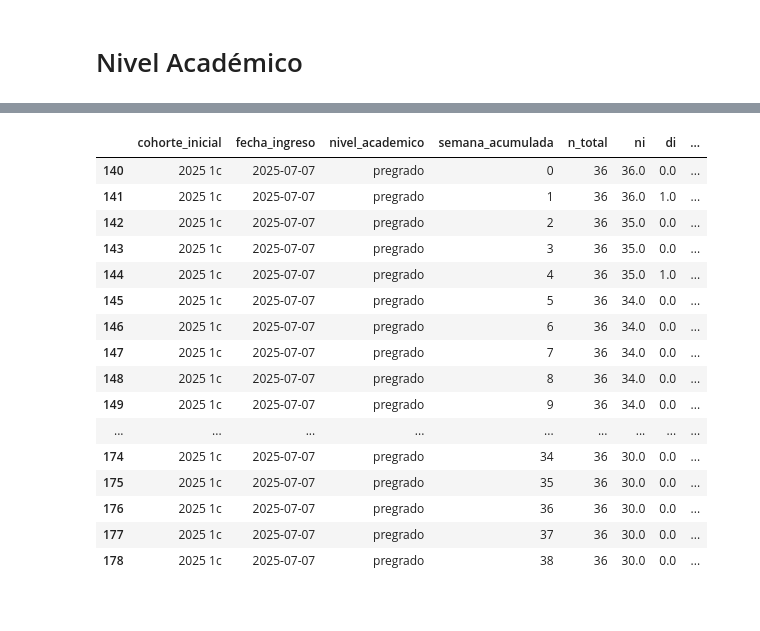
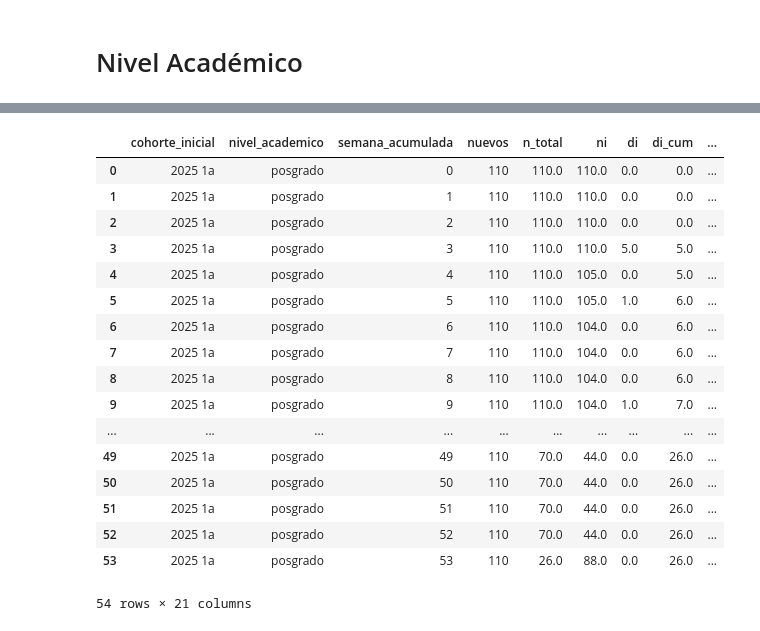
Before and after one commit to juanjimenez-design/central_perm_flow, a Jupyter notebook: notebooks/nb_cascadas_lifetables_survival.ipynb, the cells around one changed output, grey strips where cells are left out. Saved outputs shown, nothing was run; the diff lists cells and outputs as text; code cells hidden in the pictures.

```diff
--- a/notebooks/nb_cascadas_lifetables_survival.ipynb
+++ b/notebooks/nb_cascadas_lifetables_survival.ipynb
@@ -200,8 +530,8 @@ central_count_graduados = (central_graduados_calendario_academico.loc[:, keys +
 # Supongamos que tienes un central_count_graduados con la columna 'gi'
 cascadas_semanal = pd.merge(
     cascadas_semanal,
-    central_count_graduados[keys + ['gi']],
-    on=keys,
+    central_count_graduados[columnas_agrupacion + ['gi']],
+    on=columnas_agrupacion,
     how='left'
 )
 cascadas_semanal['gi'] = cascadas_semanal['gi'].fillna(0)
@@ -262,11 +561,11 @@ cascadas_semanal_podada['gi_cum'] = cascadas_semanal_podada.groupby(['fecha_ingr
 cascadas_semanal_podada['ai'] = cascadas_semanal_podada['nuevos'] - cascadas_semanal_podada['di_cum'] - cascadas_semanal_podada['gi_cum']
 # %%
 # 1. Definir las columnas de agrupación (tus llaves de negocio)
-group_keys = [
+group_columnas_agrupacion = [
     'cohorte_inicial', 'fecha_ingreso', 'nivel_academico', 'nivel', 'programa'
 ]
 
 # 2. Asegurar el orden cronológico antes de hacer el shift
 cascadas_semanal_podada = cascadas_semanal_podada.sort_values(
-    by=group_keys + ['semana_acumulada']
+    by=group_columnas_agrupacion + ['semana_acumulada']
 )
@@ -473,9 +579,7 @@ def calcular_km_y_eti_dinamico(
 # %%
 columnas = ['cohorte_inicial', 'fecha_ingreso', 'nivel_academico', 'nivel',
        'programa',  'fecha_inicio', 'fecha_fin', 'semana',
-       'semana_acumulada','semana_limite',  'month', 'mes_academico', 'nuevos', 'di',
+       'semana_acumulada','semana_limite',  'month', 'mes_academico', 'nuevos', 'ai','di',
        'gi', 'engi','ci' ]
 group_cols = ['cohorte_inicial', 'fecha_ingreso', 'nivel_academico', 'nivel',
                     'programa', ]
-
-conf_z = 1.96
@@ -518,7 +617,7 @@ central_tabla_vida[mask_cohorte & mask_nivel & mask_programa]
 # %% [markdown]
 # Nivel Académico
 # %%
-central_tabla_vida, censuras = calcular_km_y_eti_dinamico(
+central_tabla_vida = calcular_km_y_eti_dinamico(
     df = cascadas_semanal_podada_censuras.loc[:,columnas] ,
     group_cols =  ['cohorte_inicial', 'fecha_ingreso',  'nivel_academico']
 )
@@ -544,25 +624,27 @@ censuras['fecha_ingreso'] == '2025-03-17'
 # %%
-mask_cohorte = central_tabla_vida['cohorte_inicial'] == '2025 1c'
-mask_nivel = central_tabla_vida['nivel_academico'] == 'pregrado'
+mask_cohorte = central_tabla_vida['cohorte_inicial'] == '2025 1a'
+mask_nivel = central_tabla_vida['nivel_academico'] == 'posgrado'
 #mask_programa = central_tabla_vida['programa'] == 'auditoria y control'
-central_tabla_vida.loc[mask_cohorte & mask_nivel  ,['cohorte_inicial', 'fecha_ingreso',  'nivel_academico'] + ['semana_acumulada','n_total','ni', 'di','salidas_totales_cum', 'gi', 'engi', 'ci', 'ai', 'qi','pi',
-'km', 'km_se', 'km_ic_inf', 'km_ic_sup', 'eti']]
+central_tabla_vida.loc[mask_cohorte ,['cohorte_inicial','nivel_academico','semana_acumulada','nuevos', 'n_total', 'ni', 'di', 'di_cum', 'gi', 'gi_cum',
+       'engi', 'ci', 'ci_cum', 'ai', 'qi', 'pi', 'km', 'km_se', 'km_ic_inf',
+       'km_ic_sup', 'eti']]
 # %% [output]
 [interactive output not drawn]
-|  | cohorte_inicial | fecha_ingreso | nivel_academico | semana_acumulada | n_total | ni | di | ... |
-| 140 | 2025 1c | 2025-07-07 | pregrado | 0 | 36 | 36.0 | 0.0 | ... |
-| 141 | 2025 1c | 2025-07-07 | pregrado | 1 | 36 | 36.0 | 1.0 | ... |
-| 142 | 2025 1c | 2025-07-07 | pregrado | 2 | 36 | 35.0 | 0.0 | ... |
-| 143 | 2025 1c | 2025-07-07 | pregrado | 3 | 36 | 35.0 | 0.0 | ... |
-| 144 | 2025 1c | 2025-07-07 | pregrado | 4 | 36 | 35.0 | 1.0 | ... |
-| 145 | 2025 1c | 2025-07-07 | pregrado | 5 | 36 | 34.0 | 0.0 | ... |
-| 146 | 2025 1c | 2025-07-07 | pregrado | 6 | 36 | 34.0 | 0.0 | ... |
-| 147 | 2025 1c | 2025-07-07 | pregrado | 7 | 36 | 34.0 | 0.0 | ... |
-| 148 | 2025 1c | 2025-07-07 | pregrado | 8 | 36 | 34.0 | 0.0 | ... |
-| 149 | 2025 1c | 2025-07-07 | pregrado | 9 | 36 | 34.0 | 0.0 | ... |
-| ... | ... | ... | ... | ... | ... | ... | ... | ... |
-| 174 | 2025 1c | 2025-07-07 | pregrado | 34 | 36 | 30.0 | 0.0 | ... |
-| 175 | 2025 1c | 2025-07-07 | pregrado | 35 | 36 | 30.0 | 0.0 | ... |
-| 176 | 2025 1c | 2025-07-07 | pregrado | 36 | 36 | 30.0 | 0.0 | ... |
-| 177 | 2025 1c | 2025-07-07 | pregrado | 37 | 36 | 30.0 | 0.0 | ... |
-| 178 | 2025 1c | 2025-07-07 | pregrado | 38 | 36 | 30.0 | 0.0 | ... |
+|  | cohorte_inicial | nivel_academico | semana_acumulada | nuevos | n_total | ni | di | di_cum | ... |
+| 0 | 2025 1a | posgrado | 0 | 110 | 110.0 | 110.0 | 0.0 | 0.0 | ... |
+| 1 | 2025 1a | posgrado | 1 | 110 | 110.0 | 110.0 | 0.0 | 0.0 | ... |
+| 2 | 2025 1a | posgrado | 2 | 110 | 110.0 | 110.0 | 0.0 | 0.0 | ... |
+| 3 | 2025 1a | posgrado | 3 | 110 | 110.0 | 110.0 | 5.0 | 5.0 | ... |
+| 4 | 2025 1a | posgrado | 4 | 110 | 110.0 | 105.0 | 0.0 | 5.0 | ... |
+| 5 | 2025 1a | posgrado | 5 | 110 | 110.0 | 105.0 | 1.0 | 6.0 | ... |
+| 6 | 2025 1a | posgrado | 6 | 110 | 110.0 | 104.0 | 0.0 | 6.0 | ... |
+| 7 | 2025 1a | posgrado | 7 | 110 | 110.0 | 104.0 | 0.0 | 6.0 | ... |
+| 8 | 2025 1a | posgrado | 8 | 110 | 110.0 | 104.0 | 0.0 | 6.0 | ... |
+| 9 | 2025 1a | posgrado | 9 | 110 | 110.0 | 104.0 | 1.0 | 7.0 | ... |
+| ... | ... | ... | ... | ... | ... | ... | ... | ... | ... |
+| 49 | 2025 1a | posgrado | 49 | 110 | 70.0 | 44.0 | 0.0 | 26.0 | ... |
+| 50 | 2025 1a | posgrado | 50 | 110 | 70.0 | 44.0 | 0.0 | 26.0 | ... |
+| 51 | 2025 1a | posgrado | 51 | 110 | 70.0 | 44.0 | 0.0 | 26.0 | ... |
+| 52 | 2025 1a | posgrado | 52 | 110 | 70.0 | 44.0 | 0.0 | 26.0 | ... |
+| 53 | 2025 1a | posgrado | 53 | 110 | 26.0 | 88.0 | 0.0 | 26.0 | ... |
+54 rows × 21 columns
```
Also changed, not shown: parts of 29 cells of this notebook, 5 other files.
